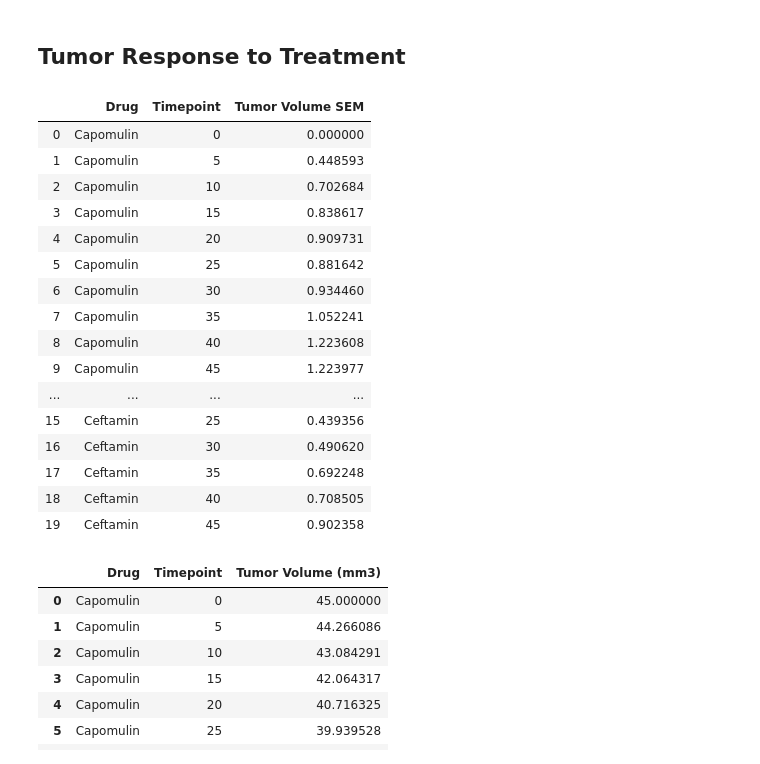
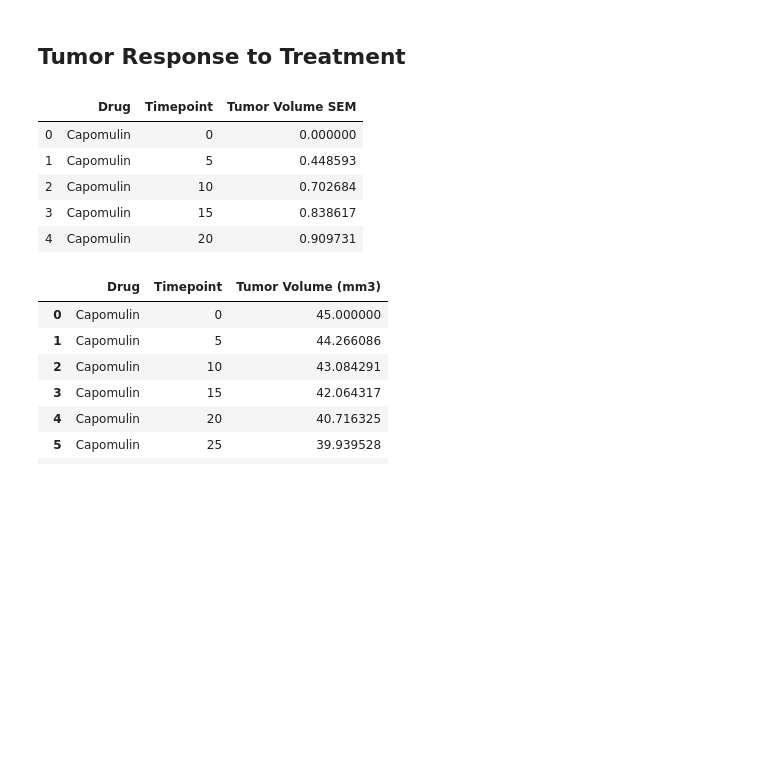
Before and after one commit to rockhound03/matplotlib-challenge, a Jupyter notebook: Pymaceuticals/pymaceuticals_starter.ipynb, the cells around one changed output. Drawn from its saved outputs; the diff is of its cells as text; code cells hidden in the pictures; blank space fills up the shorter version.

```diff
--- a/Pymaceuticals/pymaceuticals_starter.ipynb
+++ b/Pymaceuticals/pymaceuticals_starter.ipynb
@@ -80,30 +80,19 @@ new_summary.head(5)
 # %%
 # Store the Mean Tumor Volume Data Grouped by Drug and Timepoint
 vol_sem = w_df_grp['Tumor Volume (mm3)'].sem()
 # Convert to DataFrame
 vol_sem_summary_pre = pd.DataFrame({'Tumor Volume SEM' : vol_sem})
 vol_sem_summary = vol_sem_summary_pre.reset_index()
 
 # Preview DataFrame
-vol_sem_summary.head(20)
+vol_sem_summary.head(5)
 # %% [output]
 |  | Drug | Timepoint | Tumor Volume SEM |
 | 0 | Capomulin | 0 | 0.000000 |
 | 1 | Capomulin | 5 | 0.448593 |
 | 2 | Capomulin | 10 | 0.702684 |
 | 3 | Capomulin | 15 | 0.838617 |
 | 4 | Capomulin | 20 | 0.909731 |
-| 5 | Capomulin | 25 | 0.881642 |
-| 6 | Capomulin | 30 | 0.934460 |
-| 7 | Capomulin | 35 | 1.052241 |
-| 8 | Capomulin | 40 | 1.223608 |
-| 9 | Capomulin | 45 | 1.223977 |
-| ... | ... | ... | ... |
-| 15 | Ceftamin | 25 | 0.439356 |
-| 16 | Ceftamin | 30 | 0.490620 |
-| 17 | Ceftamin | 35 | 0.692248 |
-| 18 | Ceftamin | 40 | 0.708505 |
-| 19 | Ceftamin | 45 | 0.902358 |
 # %%
 # %% [output]
 |  | Drug | Timepoint | Tumor Volume (mm3) |
```
Also changed, not shown: parts of 8 cells of this notebook.
